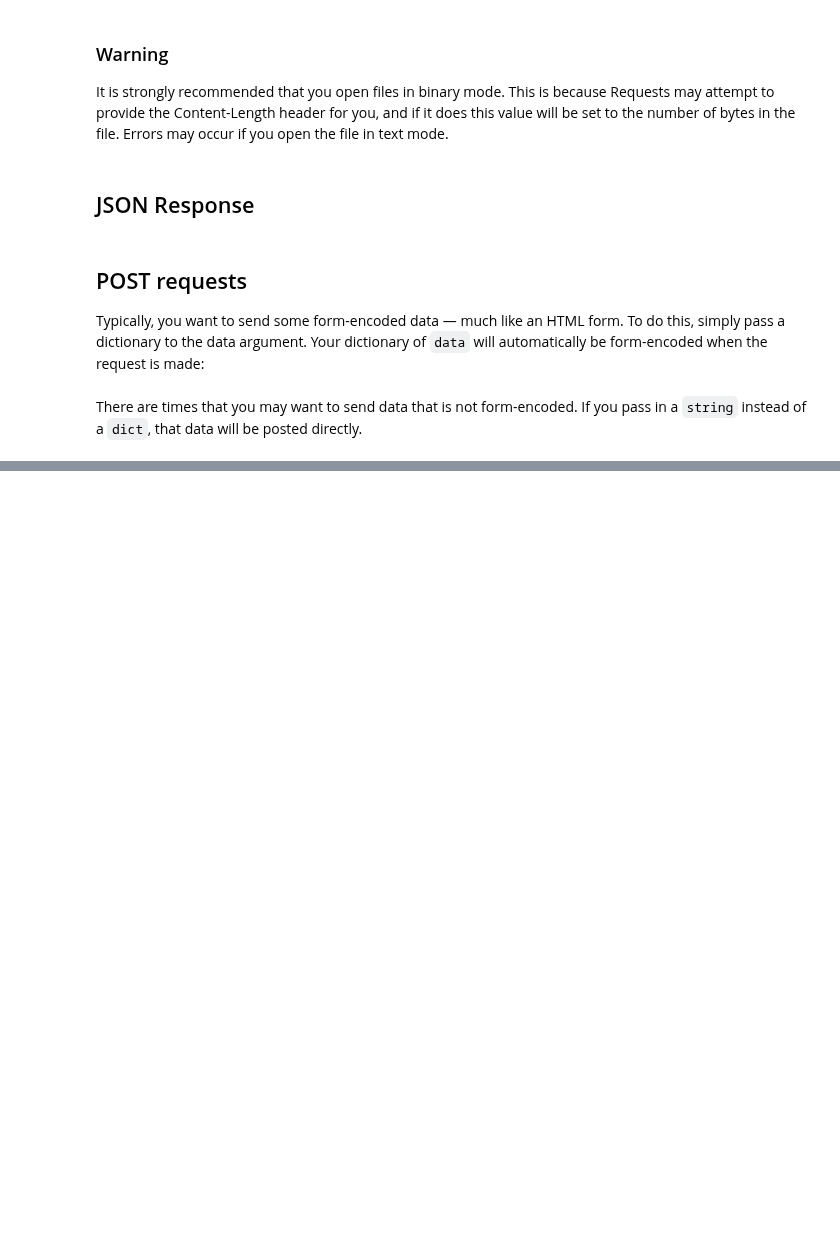
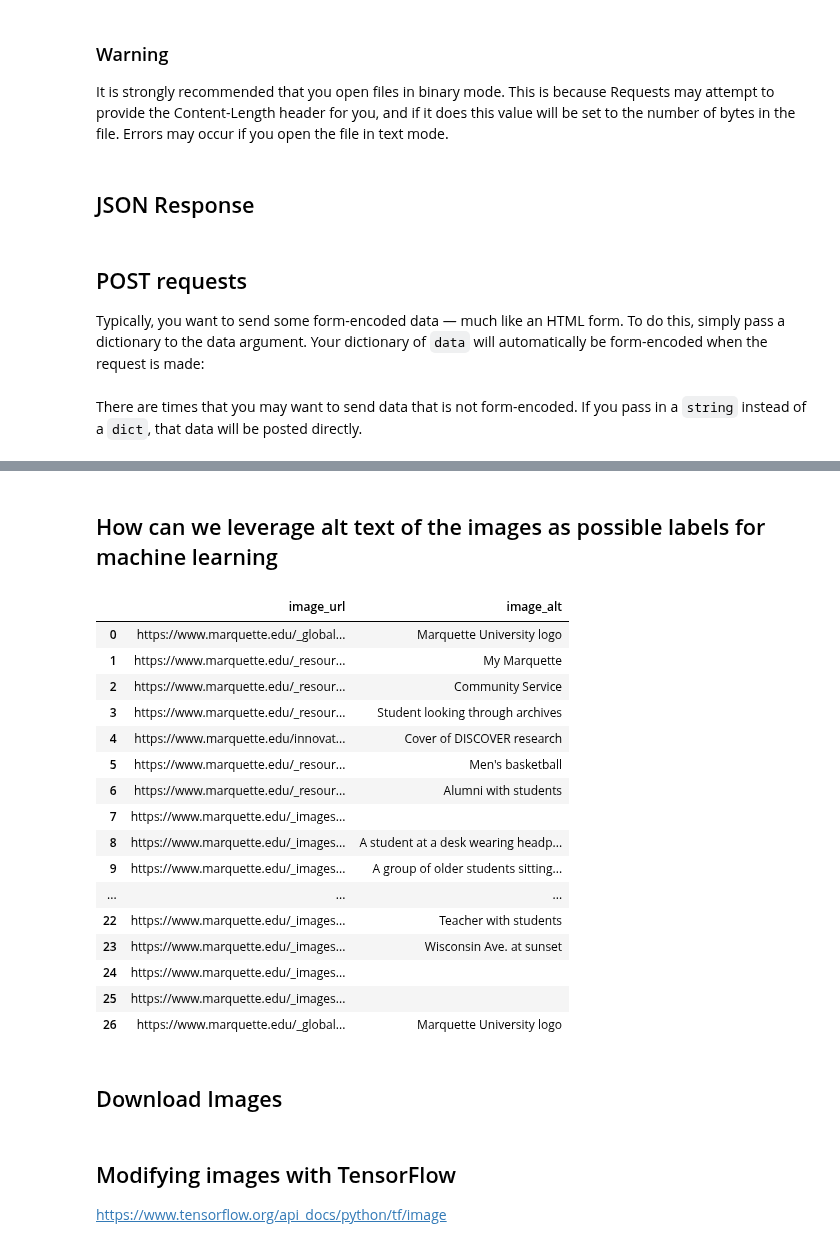
Before and after one commit to saffarizadeh/INSY4054, a Jupyter notebook: Web_Crawling.ipynb, the cells around one changed output, grey strips where cells are left out. Cells and saved outputs as stored; diff of their text form; code cells hidden in the pictures; blank space fills up the shorter version.

```diff
--- a/Web_Crawling.ipynb
+++ b/Web_Crawling.ipynb
@@ -140,0 +182,3 @@ cleaned_label_url_pairs
+# %%
+# With BeautifulSoup
+image_urls = [image.get('src') for image in soup.find_all('img')]
@@ -140,0 +191,6 @@ cleaned_label_url_pairs
+# %%
+from urllib.parse import  urljoin
+
+BASE_URL = "https://www.marquette.edu"
+
+fixed_image_urls = [urljoin(BASE_URL, image_url) for image_url in image_urls]
@@ -140,0 +199,7 @@ cleaned_label_url_pairs
+# %% [markdown]
+## How can we leverage alt text of the images as possible labels for machine learning
+# %%
+image_alts = tree.xpath('//img/@alt')
+image_alts
+# %%
+image_alt_pairs = list(zip(fixed_image_urls, image_alts))
@@ -140,0 +208,23 @@ cleaned_label_url_pairs
+# %%
+df = pd.DataFrame(image_alt_pairs, columns={"image_url", "image_alt"})
+df
+# %% [output]
+|  | image_url | image_alt |
+| 0 | https://www.marquette.edu/_global... | Marquette University logo |
+| 1 | https://www.marquette.edu/_resour... | My Marquette |
+| 2 | https://www.marquette.edu/_resour... | Community Service |
+| 3 | https://www.marquette.edu/_resour... | Student looking through archives |
+| 4 | https://www.marquette.edu/innovat... | Cover of DISCOVER research |
+| 5 | https://www.marquette.edu/_resour... | Men's basketball |
+| 6 | https://www.marquette.edu/_resour... | Alumni with students |
+| 7 | https://www.marquette.edu/_images... |  |
+| 8 | https://www.marquette.edu/_images... | A student at a desk wearing headp... |
+| 9 | https://www.marquette.edu/_images... | A group of older students sitting... |
+| ... | ... | ... |
+| 22 | https://www.marquette.edu/_images... | Teacher with students |
+| 23 | https://www.marquette.edu/_images... | Wisconsin Ave. at sunset |
+| 24 | https://www.marquette.edu/_images... |  |
+| 25 | https://www.marquette.edu/_images... |  |
+| 26 | https://www.marquette.edu/_global... | Marquette University logo |
+# %% [markdown]
+## Download Images
@@ -140,0 +247,4 @@ cleaned_label_url_pairs
+# %% [markdown]
+## Modifying images with TensorFlow
+
+https://www.tensorflow.org/api_docs/python/tf/image
```
Also changed, not shown: parts of 42 cells of this notebook.
